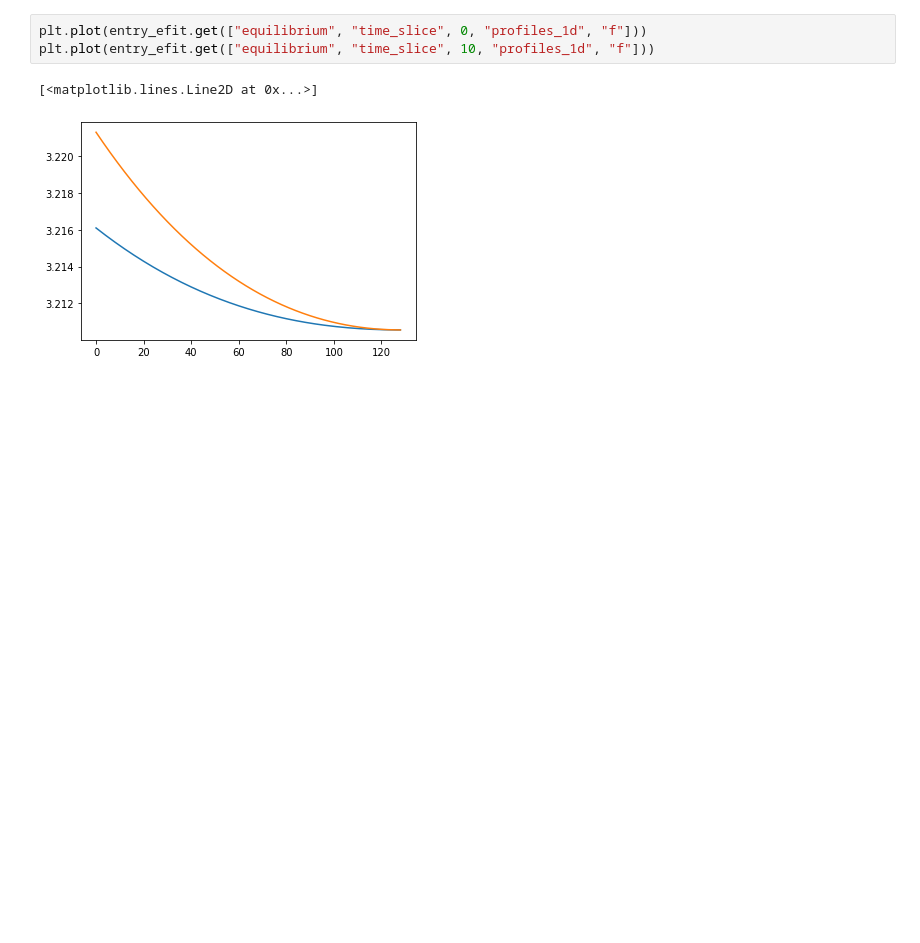
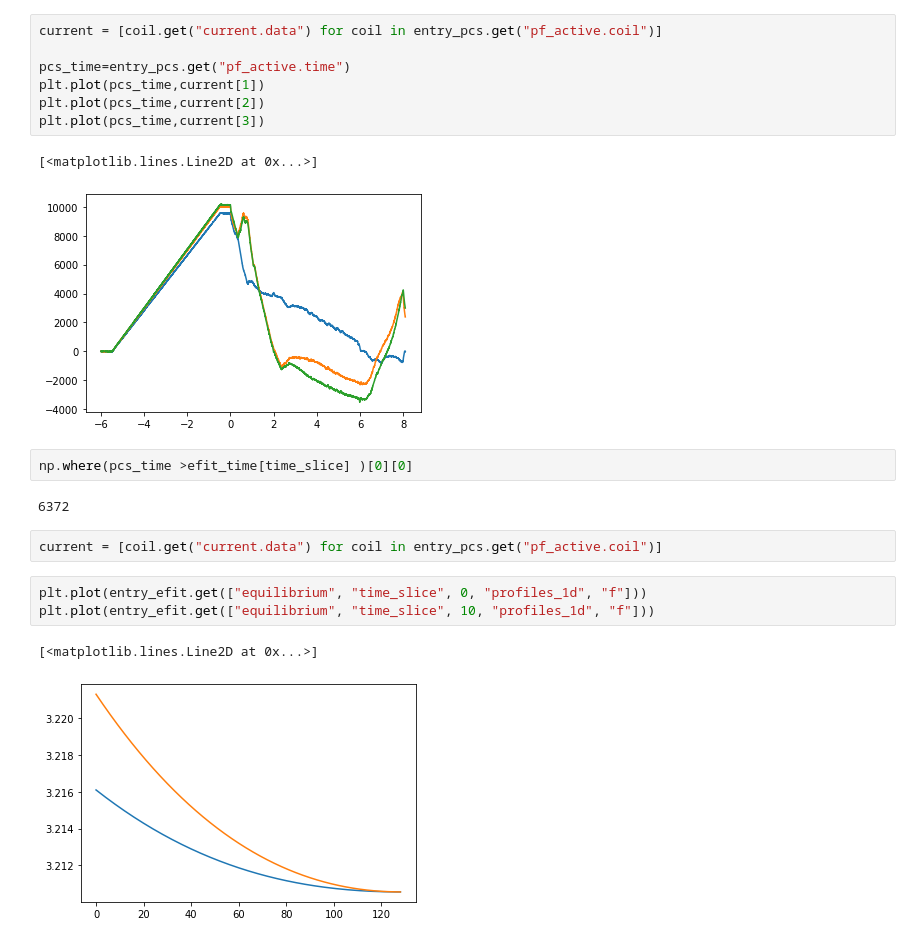
Before and after one commit to simpla-fusion/spdm, a Jupyter notebook: examples/demo_mapping.ipynb, the cells around one changed output. Cells and saved outputs as stored; diff of their text form; blank space fills up the shorter version.

```diff
--- a/examples/demo_mapping.ipynb
+++ b/examples/demo_mapping.ipynb
@@ -62,3 +112,19 @@ plt.plot(current[0])
+# %%
+current = [coil.get("current.data") for coil in entry_pcs.get("pf_active.coil")]
+
+pcs_time=entry_pcs.get("pf_active.time")
+plt.plot(pcs_time,current[1])
+plt.plot(pcs_time,current[2])
+plt.plot(pcs_time,current[3])
+# %% [output]
+[<matplotlib.lines.Line2D at 0x...>]
+[figure, added]
+# %%
+np.where(pcs_time >efit_time[time_slice] )[0][0]
+# %% [output]
+6372
+# %%
+current = [coil.get("current.data") for coil in entry_pcs.get("pf_active.coil")]
 # %%
 plt.plot(entry_efit.get(["equilibrium", "time_slice", 0, "profiles_1d", "f"]))
 plt.plot(entry_efit.get(["equilibrium", "time_slice", 10, "profiles_1d", "f"]))
```
Also changed, not shown: parts of 14 cells of this notebook, 5 other files.
